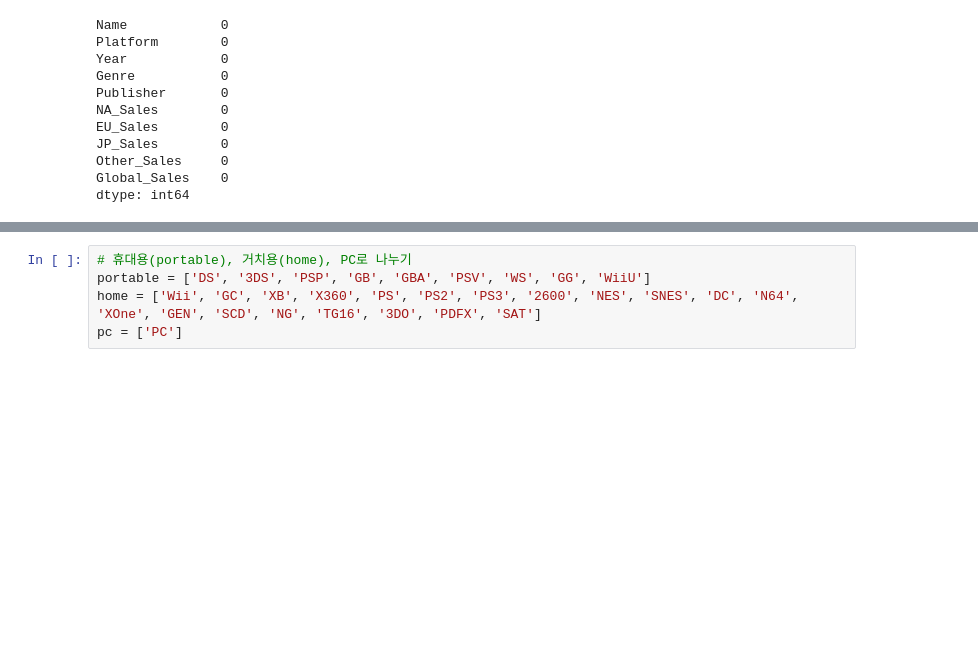
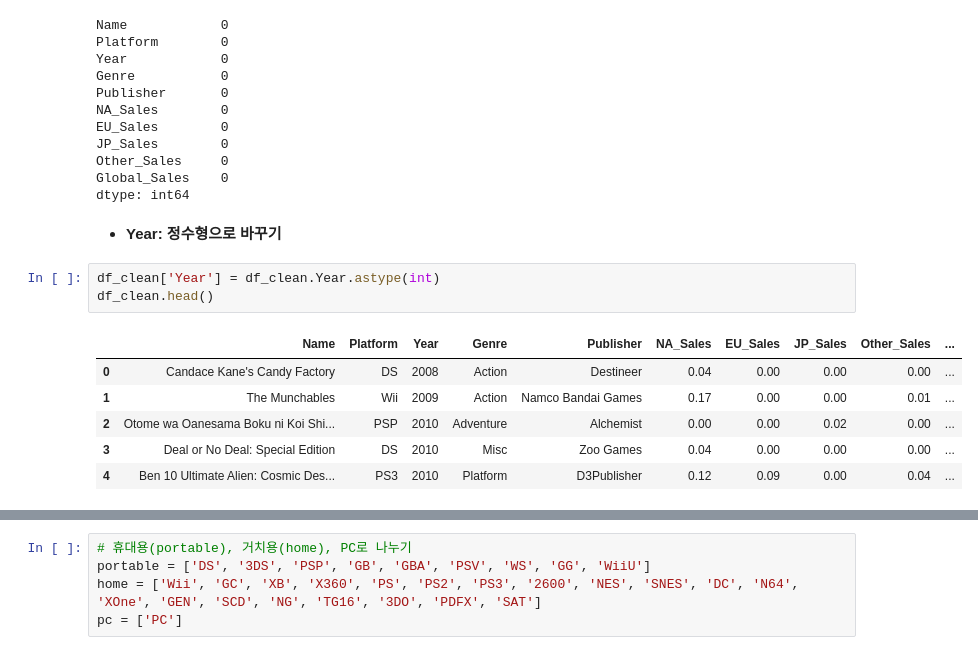
Before and after one commit to nan-park/section1_project, a Jupyter notebook: AI_section1_project.ipynb, the cells around one changed output, grey strips where cells are left out. Cells and saved outputs as stored; diff of their text form; blank space fills up the shorter version.

```diff
--- a/AI_section1_project.ipynb
+++ b/AI_section1_project.ipynb
@@ -394,3 +401,15 @@ JP_Sales        0
 Other_Sales     0
 Global_Sales    0
 dtype: int64
+# %% [markdown]
+* **Year: 정수형으로 바꾸기**
+# %%
+df_clean['Year'] = df_clean.Year.astype(int)
+df_clean.head()
+# %% [output]
+|  | Name | Platform | Year | Genre | Publisher | NA_Sales | EU_Sales | JP_Sales | Other_Sales | ... |
+| 0 | Candace Kane's Candy Factory | DS | 2008 | Action | Destineer | 0.04 | 0.00 | 0.00 | 0.00 | ... |
+| 1 | The Munchables | Wii | 2009 | Action | Namco Bandai Games | 0.17 | 0.00 | 0.00 | 0.01 | ... |
+| 2 | Otome wa Oanesama Boku ni Koi Shi... | PSP | 2010 | Adventure | Alchemist | 0.00 | 0.00 | 0.02 | 0.00 | ... |
+| 3 | Deal or No Deal: Special Edition | DS | 2010 | Misc | Zoo Games | 0.04 | 0.00 | 0.00 | 0.00 | ... |
+| 4 | Ben 10 Ultimate Alien: Cosmic Des... | PS3 | 2010 | Platform | D3Publisher | 0.12 | 0.09 | 0.00 | 0.04 | ... |
```
Also changed, not shown: parts of 12 cells of this notebook.
